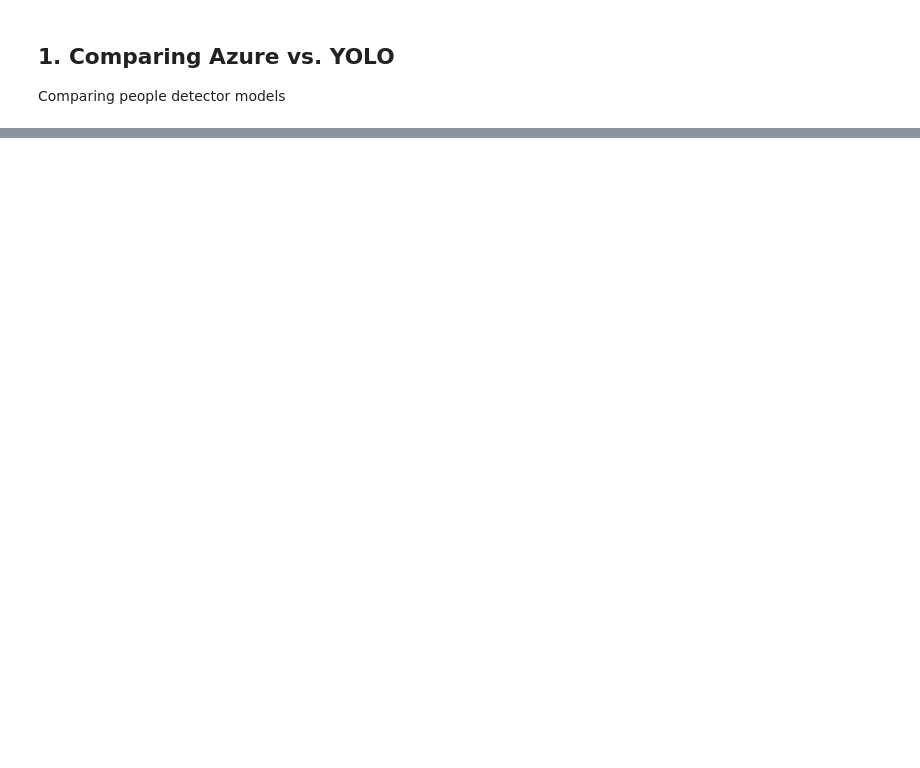
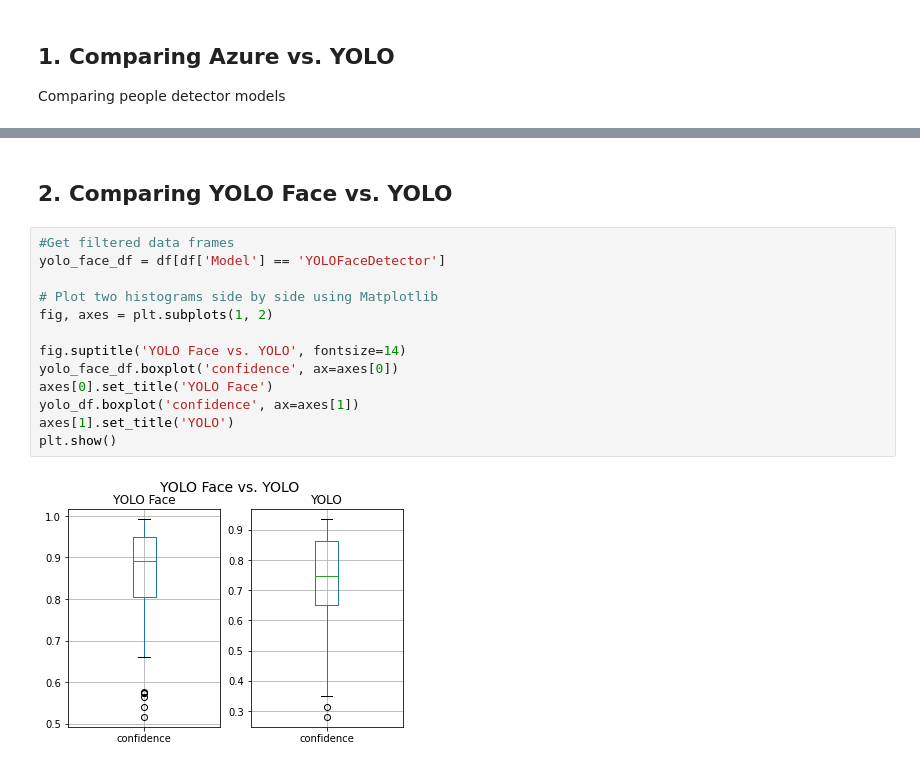
Before and after one commit to eumarassis/dgmd17-tello-objectdetection, a Jupyter notebook: ProjectEDA.ipynb, the cells around one changed output, grey strips where cells are left out. Cells and saved outputs as stored; diff of their text form; blank space fills up the shorter version.

```diff
--- a/ProjectEDA.ipynb
+++ b/ProjectEDA.ipynb
@@ -56,0 +58,17 @@ plt.show()
+# %% [markdown]
+## 2. Comparing YOLO Face vs. YOLO
+# %%
+#Get filtered data frames
+yolo_face_df = df[df['Model'] == 'YOLOFaceDetector']
+
+# Plot two histograms side by side using Matplotlib
+fig, axes = plt.subplots(1, 2)
+
+fig.suptitle('YOLO Face vs. YOLO', fontsize=14)
+yolo_face_df.boxplot('confidence', ax=axes[0])
+axes[0].set_title('YOLO Face')
+yolo_df.boxplot('confidence', ax=axes[1])
+axes[1].set_title('YOLO')
+plt.show()
+# %% [output]
+[figure, added]
```
Also changed, not shown: parts of 6 cells of this notebook.
